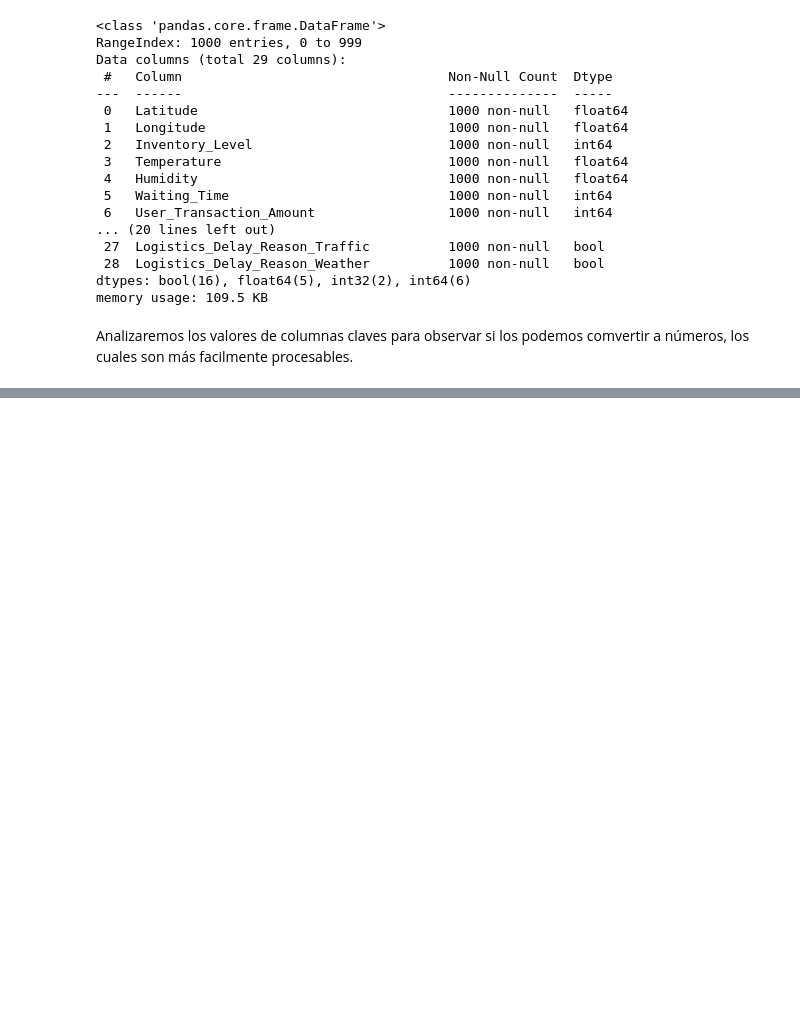
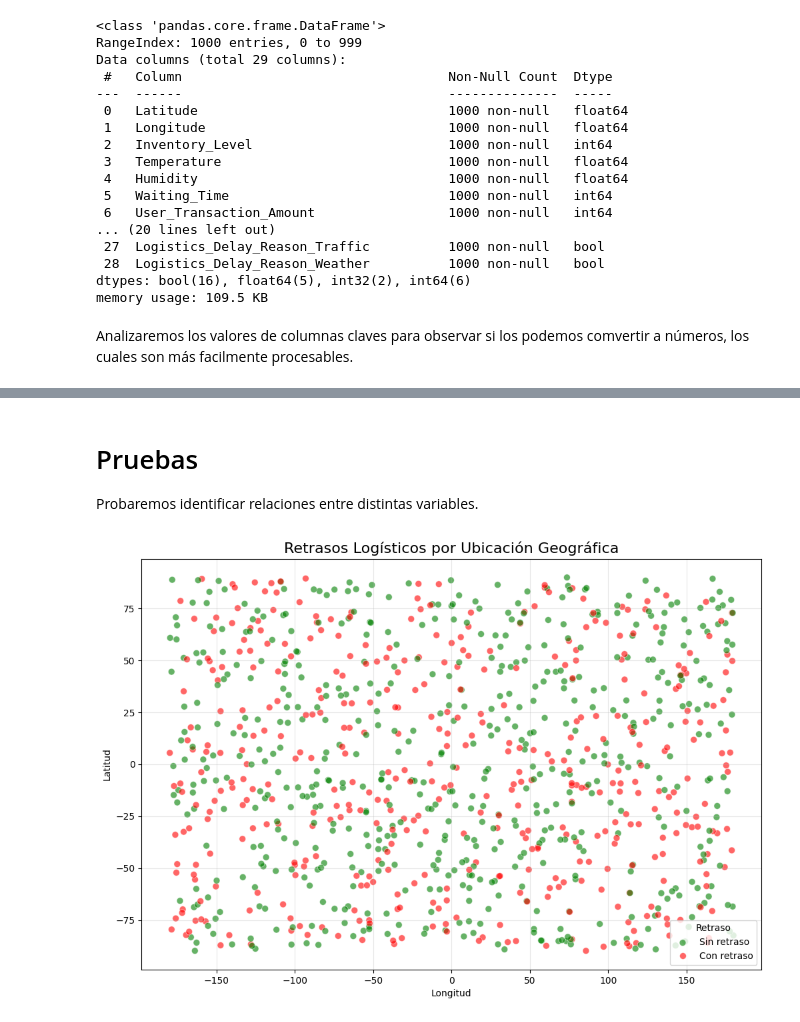
Before and after one commit to Vasco2510/CA2_PriceCalculator, a Jupyter notebook: abel_exploration.ipynb, the cells around one changed output, grey strips where cells are left out. Cells and saved outputs as stored; diff of their text form; code cells hidden in the pictures; blank space fills up the shorter version.

```diff
--- a/abel_exploration.ipynb
+++ b/abel_exploration.ipynb
@@ -328,0 +317,31 @@ Name: count, dtype: int64
+# %% [markdown]
+# Pruebas
+Probaremos identificar relaciones entre distintas variables.
+# %%
+import pandas as pd
+import matplotlib.pyplot as plt
+import seaborn as sns
+
+# Cargar los datos
+df_logistics = pd.read_csv('smart_logistics_dataset.csv')
+
+# Crear el scatter plot
+plt.figure(figsize=(12, 8))
+sns.scatterplot(
+    data=df_logistics,
+    x='Longitude',
+    y='Latitude',
+    hue='Logistics_Delay',
+    palette={0: 'red', 1: 'green'},
+    alpha=0.6,
+    s=50
+)
+
+plt.title('Retrasos Logísticos por Ubicación Geográfica', fontsize=16)
+plt.xlabel('Longitud')
+plt.ylabel('Latitud')
+plt.legend(title='Retraso', labels=['Sin retraso', 'Con retraso'])
+plt.grid(alpha=0.3)
+plt.show()
+# %% [output]
+[figure, added]
```
Also changed, not shown: parts of 24 cells of this notebook.
